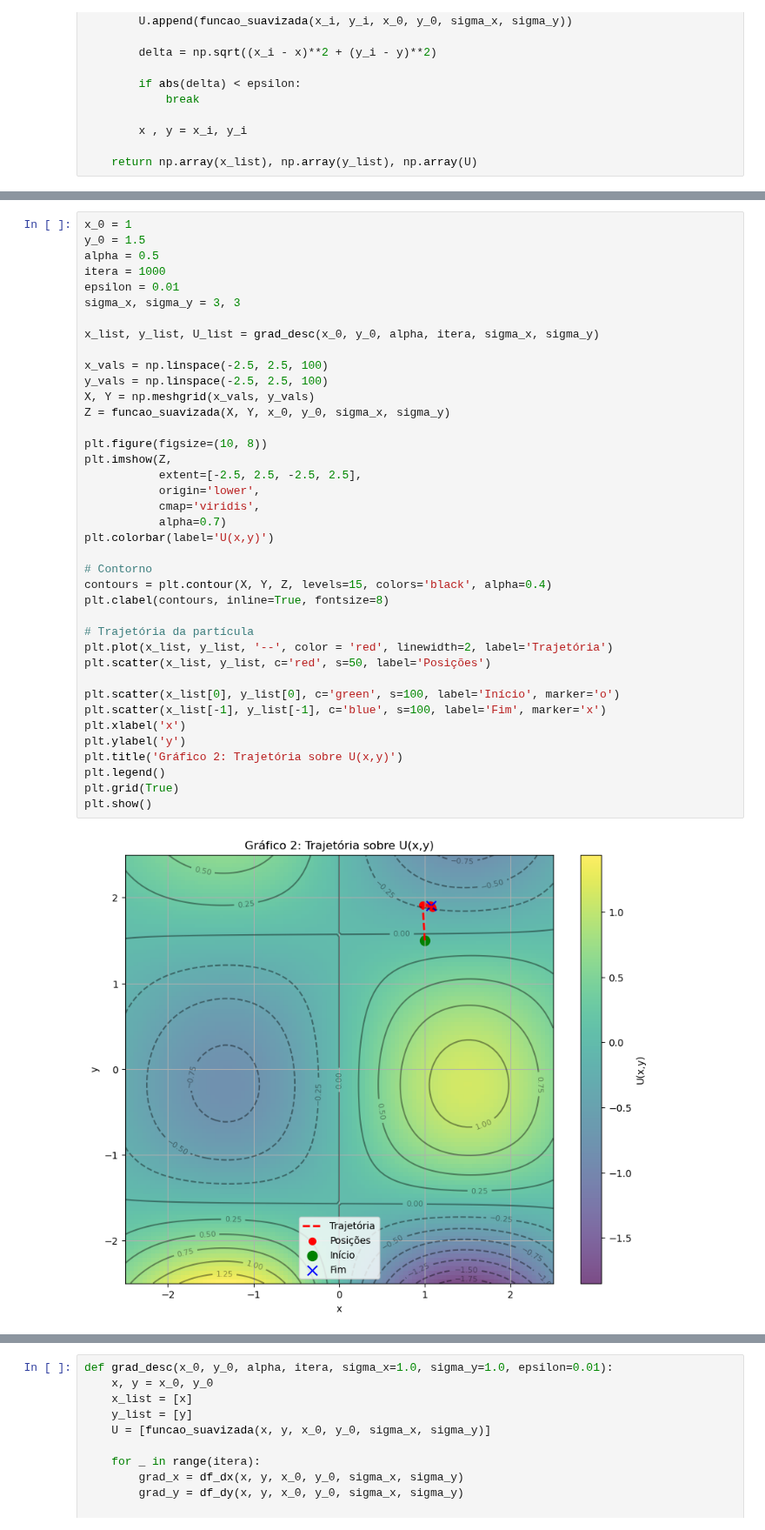
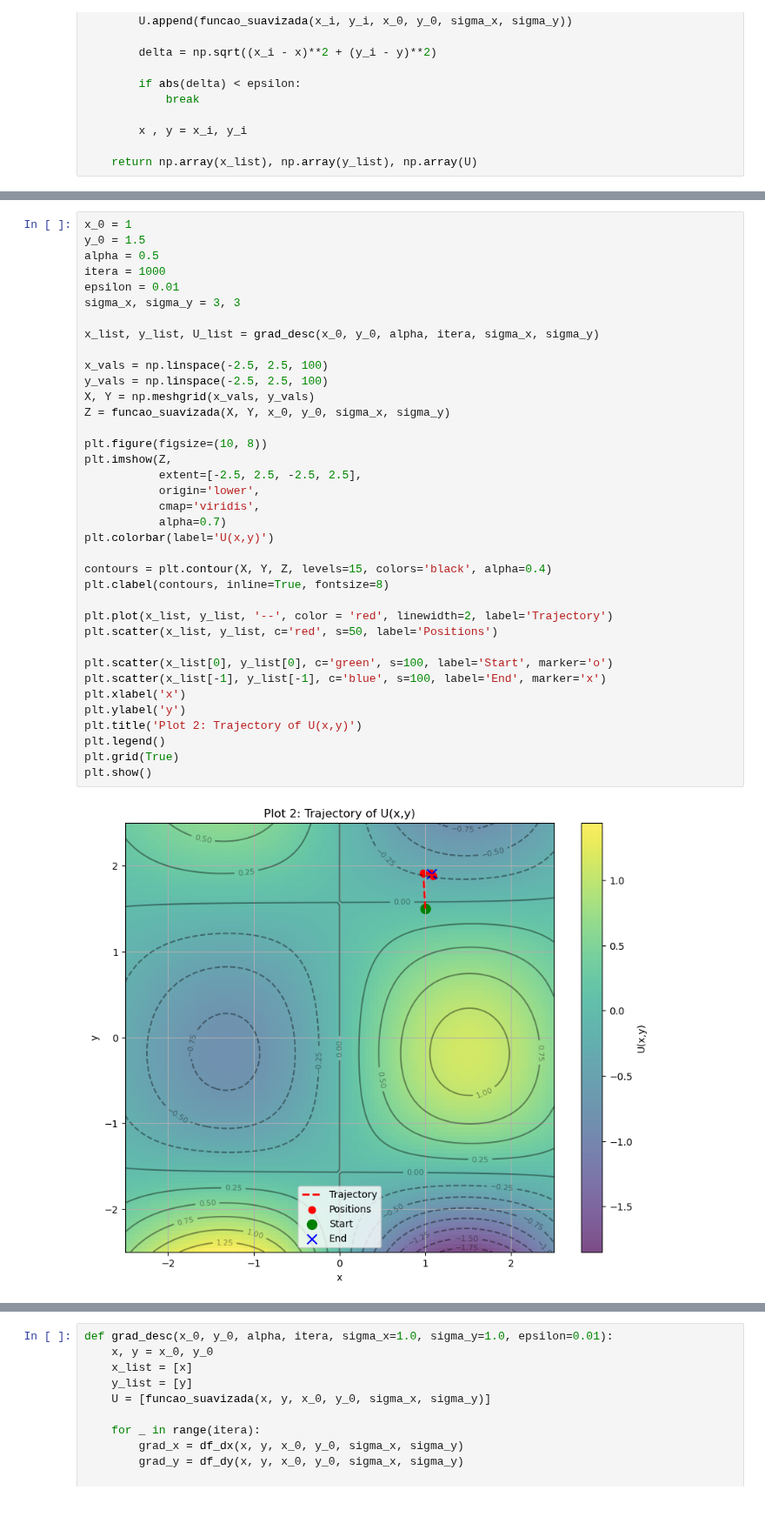
Before and after one commit to brunamendesfis/Computational_Physics, a Jupyter notebook: Redes_Neurais/Atividade_01/Exercício_04.ipynb, the cells around one changed output, grey strips where cells are left out. Shown at 87% size. Drawn from its saved outputs; the diff is of its cells as text.

```diff
--- a/Redes_Neurais/Atividade_01/Exercício_04.ipynb
+++ b/Redes_Neurais/Atividade_01/Exercício_04.ipynb
@@ -110,38 +110,36 @@ y_0 = 1.5
 alpha = 0.5
 itera = 1000
 epsilon = 0.01
 sigma_x, sigma_y = 3, 3
 
 x_list, y_list, U_list = grad_desc(x_0, y_0, alpha, itera, sigma_x, sigma_y)
 
 x_vals = np.linspace(-2.5, 2.5, 100)
 y_vals = np.linspace(-2.5, 2.5, 100)
 X, Y = np.meshgrid(x_vals, y_vals)
 Z = funcao_suavizada(X, Y, x_0, y_0, sigma_x, sigma_y)
 
 plt.figure(figsize=(10, 8))
 plt.imshow(Z,
            extent=[-2.5, 2.5, -2.5, 2.5],
            origin='lower',
            cmap='viridis',
            alpha=0.7)
 plt.colorbar(label='U(x,y)')
 
-# Contorno
 contours = plt.contour(X, Y, Z, levels=15, colors='black', alpha=0.4)
 plt.clabel(contours, inline=True, fontsize=8)
 
-# Trajetória da partícula
-plt.plot(x_list, y_list, '--', color = 'red', linewidth=2, label='Trajetória')
-plt.scatter(x_list, y_list, c='red', s=50, label='Posições')
+plt.plot(x_list, y_list, '--', color = 'red', linewidth=2, label='Trajectory')
+plt.scatter(x_list, y_list, c='red', s=50, label='Positions')
 
-plt.scatter(x_list[0], y_list[0], c='green', s=100, label='Início', marker='o')
-plt.scatter(x_list[-1], y_list[-1], c='blue', s=100, label='Fim', marker='x')
+plt.scatter(x_list[0], y_list[0], c='green', s=100, label='Start', marker='o')
+plt.scatter(x_list[-1], y_list[-1], c='blue', s=100, label='End', marker='x')
 plt.xlabel('x')
 plt.ylabel('y')
-plt.title('Gráfico 2: Trajetória sobre U(x,y)')
+plt.title('Plot 2: Trajectory of U(x,y)')
 plt.legend()
 plt.grid(True)
 plt.show()
 # %% [output]
-[figure, old version]
+[figure, new version]
```
Also changed, not shown: parts of 27 cells of this notebook, 6 other files.
